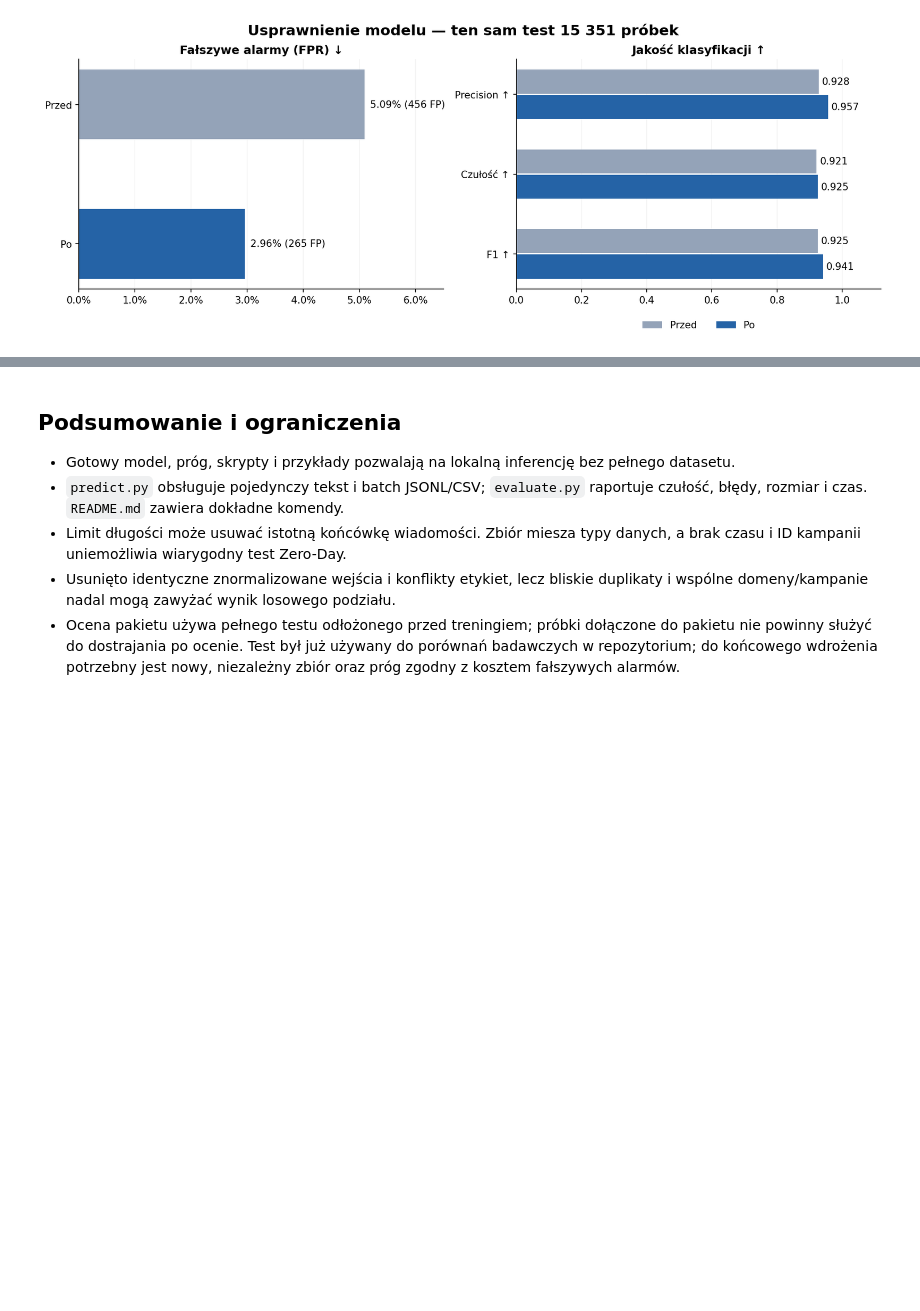
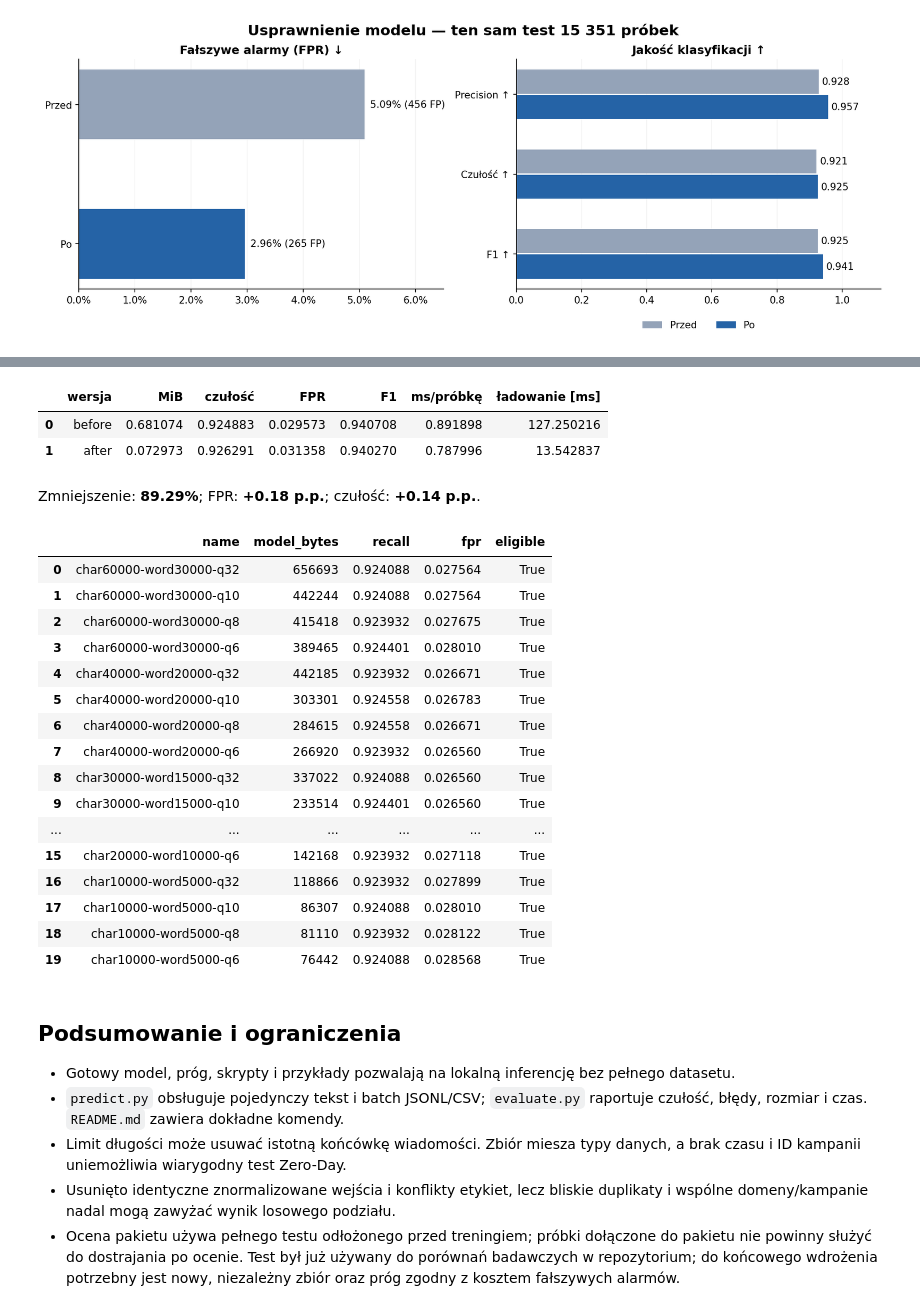
Before and after one commit to nikpan1/phishing-detector, a Jupyter notebook: phishing-detector/src/notebooks/training.ipynb, the cells around one changed output, grey strips where cells are left out. Saved outputs shown, nothing was run; the diff lists cells and outputs as text; code cells hidden in the pictures; blank space fills up the shorter version.

```diff
--- a/phishing-detector/src/notebooks/training.ipynb
+++ b/phishing-detector/src/notebooks/training.ipynb
@@ -182,13 +186,12 @@ Zachowano wszystkie 90 000 cech, IDF, konfigurację i próg. Indeksy słowników
 size_path = RUN_DIR / 'reports' / 'size_optimization.json'
 if size_path.exists():
     size_report = json.loads(size_path.read_text())
-    assert size_report['after']['model_sha256'] == metadata['model_sha256']
     display(pd.DataFrame([{'wersja': stage, 'MiB': size_report[stage]['model_mib'],
                            'ms/próbkę': size_report[stage]['timing']['median_ms_per_sample'],
                            'ładowanie [ms]': size_report[stage]['load_median_ms'],
                            'czułość': size_report[stage]['recall'], 'FPR': size_report[stage]['fpr']}
                           for stage in ['before', 'after']]))
-    print('Zmienione predykcje testowe:', size_report['test']['changed_predictions'])
+    print('Historyczny pierwszy etap — zmienione predykcje:', size_report['test']['changed_predictions'])
 # %% [output]
 |  | wersja | MiB | ms/próbkę | ładowanie [ms] | czułość | FPR |
 | 0 | before | 1.525320 | 1.134423 | 306.486993 | 0.924883 | 0.029573 |
@@ -197,3 +204,42 @@ Zmienione predykcje testowe: 0
+# %%
+compression_path = RUN_DIR / 'reports' / 'compression_comparison.json'
+if compression_path.exists():
+    compression = json.loads(compression_path.read_text())
+    assert compression['after']['model_sha256'] == metadata['model_sha256']
+    display(pd.DataFrame([{'wersja': stage, 'MiB': compression[stage]['model_mib'],
+                           'czułość': compression[stage]['recall'], 'FPR': compression[stage]['fpr'],
+                           'F1': compression[stage]['f1'],
+                           'ms/próbkę': compression[stage]['timing']['median_ms_per_sample'],
+                           'ładowanie [ms]': compression[stage]['load_median_ms']}
+                          for stage in ['before', 'after']]))
+    display(Markdown(f"Zmniejszenie: **{compression['reduction_percent']:.2f}%**; "
+                     f"FPR: **{compression['fpr_change_pp']:+.2f} p.p.**; "
+                     f"czułość: **{compression['recall_change_pp']:+.2f} p.p.**."))
+    display(pd.DataFrame(compression['search']['rows'])[['name', 'model_bytes', 'recall', 'fpr', 'eligible']])
+else:
+    print('Osobny retrening: użyj raportu pełnego testu powyżej.')
+# %% [output]
+|  | wersja | MiB | czułość | FPR | F1 | ms/próbkę | ładowanie [ms] |
+| 0 | before | 0.681074 | 0.924883 | 0.029573 | 0.940708 | 0.891898 | 127.250216 |
+| 1 | after | 0.072973 | 0.926291 | 0.031358 | 0.940270 | 0.787996 | 13.542837 |
+Zmniejszenie: **89.29%**; FPR: **+0.18 p.p.**; czułość: **+0.14 p.p.**.
+|  | name | model_bytes | recall | fpr | eligible |
+| 0 | char60000-word30000-q32 | 656693 | 0.924088 | 0.027564 | True |
+| 1 | char60000-word30000-q10 | 442244 | 0.924088 | 0.027564 | True |
+| 2 | char60000-word30000-q8 | 415418 | 0.923932 | 0.027675 | True |
+| 3 | char60000-word30000-q6 | 389465 | 0.924401 | 0.028010 | True |
+| 4 | char40000-word20000-q32 | 442185 | 0.923932 | 0.026671 | True |
+| 5 | char40000-word20000-q10 | 303301 | 0.924558 | 0.026783 | True |
+| 6 | char40000-word20000-q8 | 284615 | 0.924558 | 0.026671 | True |
+| 7 | char40000-word20000-q6 | 266920 | 0.923932 | 0.026560 | True |
+| 8 | char30000-word15000-q32 | 337022 | 0.924088 | 0.026560 | True |
+| 9 | char30000-word15000-q10 | 233514 | 0.924401 | 0.026560 | True |
+| ... | ... | ... | ... | ... | ... |
+| 15 | char20000-word10000-q6 | 142168 | 0.923932 | 0.027118 | True |
+| 16 | char10000-word5000-q32 | 118866 | 0.923932 | 0.027899 | True |
+| 17 | char10000-word5000-q10 | 86307 | 0.924088 | 0.028010 | True |
+| 18 | char10000-word5000-q8 | 81110 | 0.923932 | 0.028122 | True |
+| 19 | char10000-word5000-q6 | 76442 | 0.924088 | 0.028568 | True |
 # %% [markdown]
 ## Podsumowanie i ograniczenia
 
```
Also changed, not shown: parts of 8 cells of this notebook, 18 other files.
